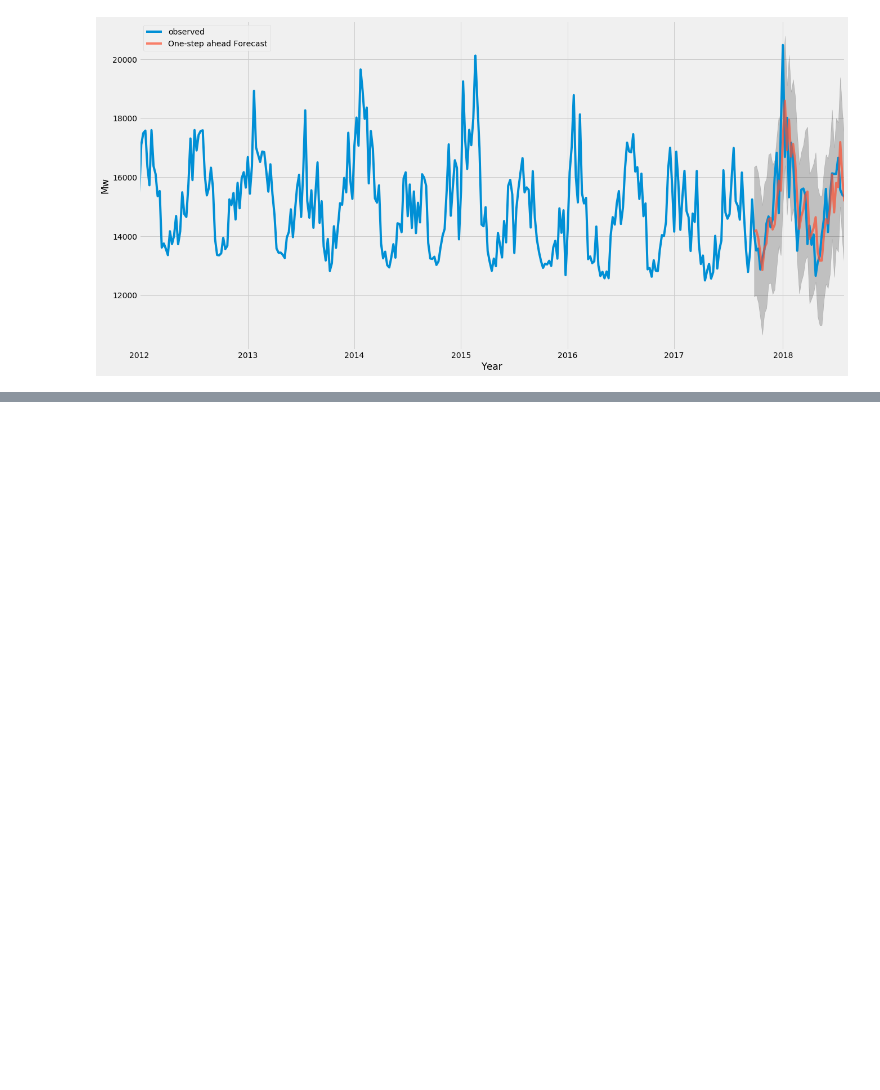
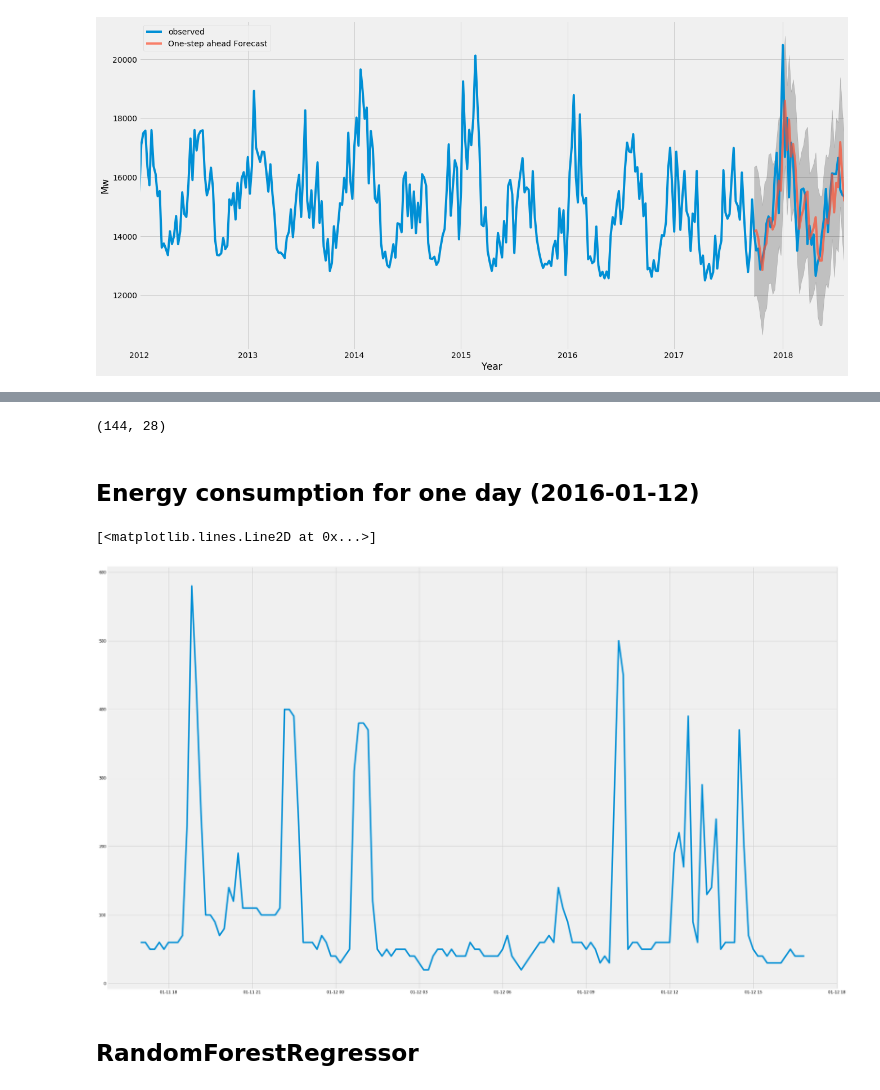
Before and after one commit to ilyaalexivanov/ds-homework, a Jupyter notebook: hw12/hw12.ipynb, the cells around one changed output, grey strips where cells are left out. Drawn from its saved outputs; the diff is of its cells as text; code cells hidden in the pictures; blank space fills up the shorter version.

```diff
--- a/hw12/hw12.ipynb
+++ b/hw12/hw12.ipynb
@@ -156,0 +227,4 @@ plt.show()
+# %%
+data_energy = pd.read_csv('energydata_complete.csv', index_col=0)
+data_energy.index = pd.to_datetime(data_energy.index)
+data_energy.head(2)
@@ -156,0 +271,13 @@ plt.show()
+# %%
+data_energy_oneday = data_energy[data_energy.index < '2016-01-12 17:00:00' ]
+data_energy_oneday.shape
+# %% [output]
+(144, 28)
+# %% [markdown]
+## Energy consumption for one day (2016-01-12)
+# %%
+plt.figure(figsize=(30, 20))
+plt.plot(data_energy_oneday['Appliances'])
+# %% [output]
+[<matplotlib.lines.Line2D at 0x...>]
+[figure, added]
@@ -156,0 +291,2 @@ plt.show()
+# %% [markdown]
+## RandomForestRegressor
```
Also changed, not shown: parts of 15 cells of this notebook, 2 other files.
